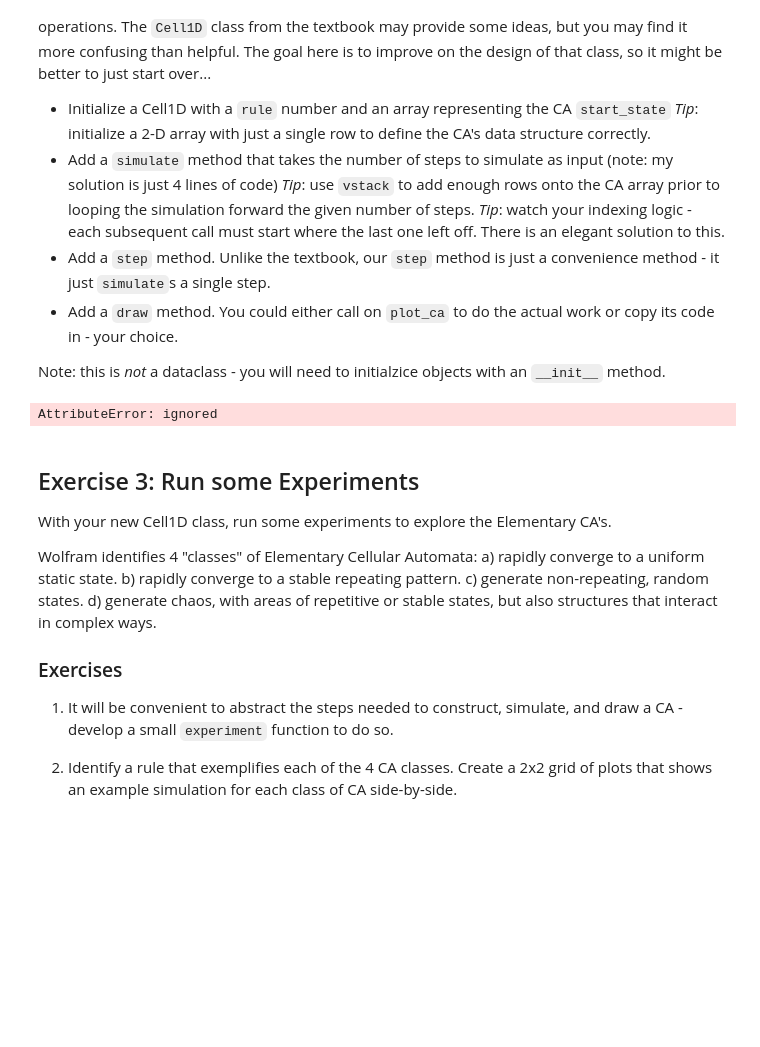
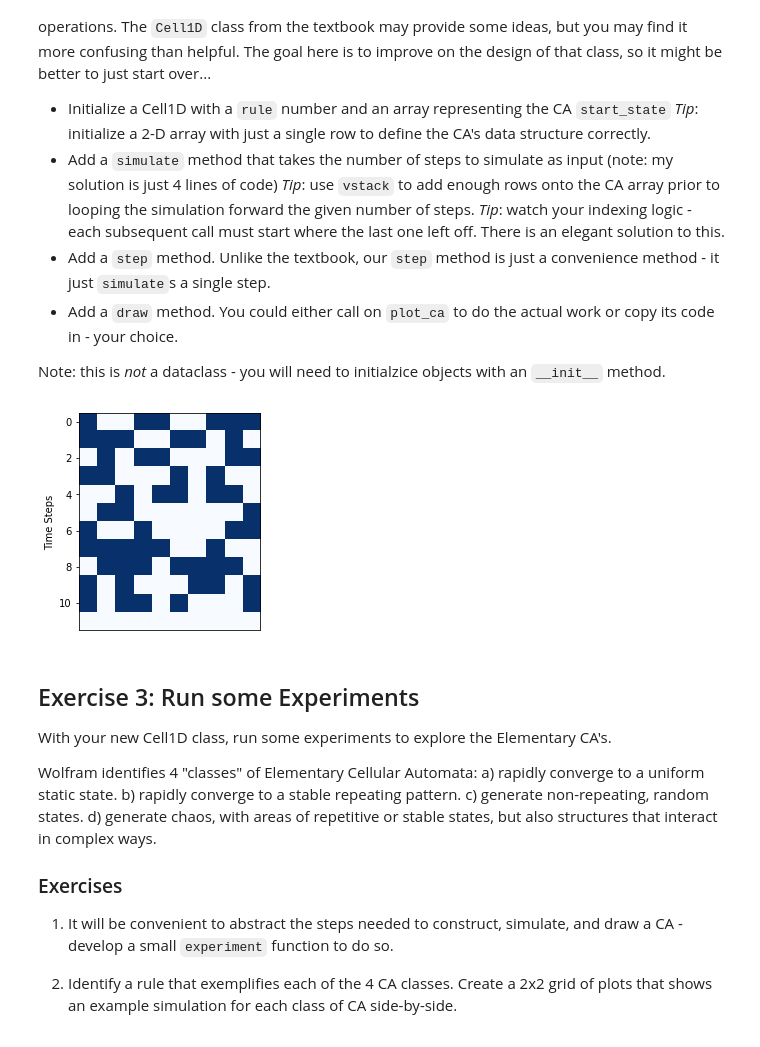
Before and after one commit to owengenge/cap-comp215, a Jupyter notebook: labs/lab05.ipynb, the cells around one changed output. Drawn from its saved outputs; the diff is of its cells as text; code cells hidden in the pictures; blank space fills up the shorter version.

```diff
--- a/labs/lab05.ipynb
+++ b/labs/lab05.ipynb
@@ -33,3 +33,8 @@ The sliding dot product algorithm in `rule_indexes` is implemented with [numpy.c
 #### Notes
 * we use `np.pad(array, 1, mode='wrap')` to pad state vector with 1 value on either end from the opposite end of the vector.
 * since the rule is an `np.array`, we use "vector indexing" here to index a whole row at once:  next_row=rule[indexes]
+# %%
+rule = np.array(['a', 'b', 'c', 'd'])
+a = np.array([1, 1, 2, 0, 3, 1, 3, 0])
+rule[a]
+rule[::-1]
@@ -54,13 +61,13 @@ assert all( transition(np.array((0,0,1,1,1,0,0,0,1,1,0)), np.array(rule_110)) ==
 
 
 # This algorithm is from the textbook - it uses numpy to do a decimal to binary conversion.
-def get_lookup_table(rule):
+def get_lookup_table(rule_number):
     """
     Return the 8-bit transition vector for the given elementary CA rule number.
     rule: int 0-255
     returns: transition lookup table - a 8 element vector of 0s and 1s
     """
-    rule = np.array([rule], dtype=np.uint8)
+    rule = np.array([rule_number], dtype=np.uint8)
     return np.unpackbits(rule)[::-1]
 
 assert np.all( get_lookup_table(110) == rule_110 )
@@ -140,33 +147,36 @@ Note: this is *not* a dataclass - you will need to initialzice objects with an `
 # %%
 # Solution for Ex. 2 here...
 
 class Cell1D:
 
   def __init__(self, rule, start_state):
     self.rule = rule
     self.start_state = start_state
 
   def simulate(self, n_steps):
-    return np.vstack([self.start_state, np.zeros((n_steps, len(self.start_state)), dtype=np.uint8)])
+    ca_timesteps = np.vstack([self.start_state, np.zeros((n_steps, len(self.start_state)), dtype=np.uint8)])
+    for t in range(1, n_steps):
+        ca_timesteps[t] = transition(ca_timesteps[t-1], self.rule)
+    return ca_timesteps
 
   def step(self):
-    next = np.zeros_like(self.start_state)
-    for i in range(1, len(self.start_state)-1):
-        next[i] = rule(self.start_state[i-1:i+2])
-    return next
+    return self.simulate[1]
 
   def draw(self, array):
     plt.title('')
     plt.xticks([])
     plt.ylabel('Time Steps')
     plt.imshow(array, cmap='Blues', interpolation='none')
 
-rule = lambda neighbours: sum(neighbours) % 2
+rule =  get_lookup_table(150)
+start_state1 = [1,0,0,1,1,0,0,1,1,1]
+ca = Cell1D(rule, start_state1)
 
-# ca = Cell1D(rule, start_state=single_centre_array(7))
-# ca = ca.step()
+array = ca.simulate(11)
+
+ca.draw(array)
 # %% [output]
-AttributeError: ignored
+[figure, added]
 # %% [markdown]
 ## Exercise 3: Run some Experiments
 With your new Cell1D class, run some experiments to explore the Elementary CA's.
```
Also changed, not shown: parts of 4 cells of this notebook.
